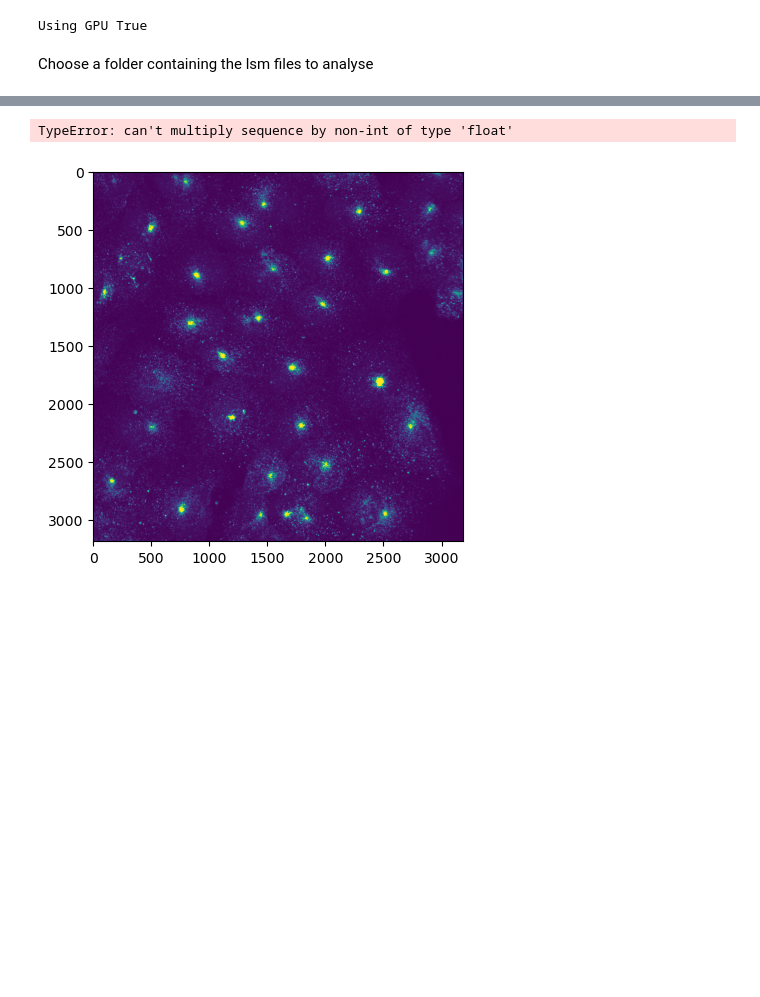
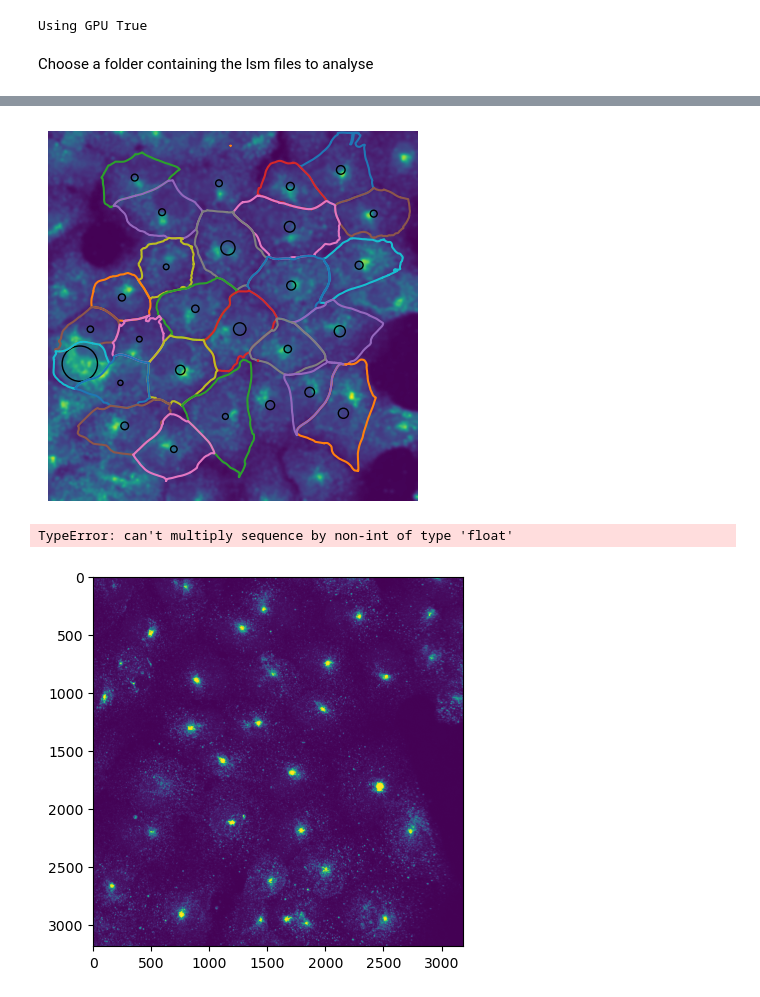
Before and after one commit to jboulanger/sganalysis, a Jupyter notebook: Untitled-2.ipynb, the cells around one changed output, grey strips where cells are left out. Cells and saved outputs as stored; diff of their text form; code cells hidden in the pictures; blank space fills up the shorter version.

```diff
--- a/Untitled-2.ipynb
+++ b/Untitled-2.ipynb
@@ -182,3 +245,18 @@ visualize(filelist['Filename'][0], roi, df)
+# %%
+def visualize(img, rois, s=None):
+    from matplotlib.patches import Circle
+    #plt.imshow(img[[2,1,0]].swapaxes(0,-1))
+    plt.imshow(img)
+    for k,r in enumerate(rois):
+        c = find_contours(np.pad(r.image,1) > 0, 0.5)
+        plt.plot(c[0][:,1] + r.bbox[1], c[0][:,0] + r.bbox[0])
+        if s is not None:
+            c=plt.Circle((r.centroid[1], r.centroid[0]), s[k], fill=False)
+            plt.gca().add_patch(c)
+    plt.axis('off')
+visualize(signal[2], roi, s[:,2])
+# %% [output]
+[figure, added]
 # %%
 from matplotlib.patches import Circle
 fig,ax = plt.subplots(1)
```
Also changed, not shown: parts of 13 cells of this notebook.
